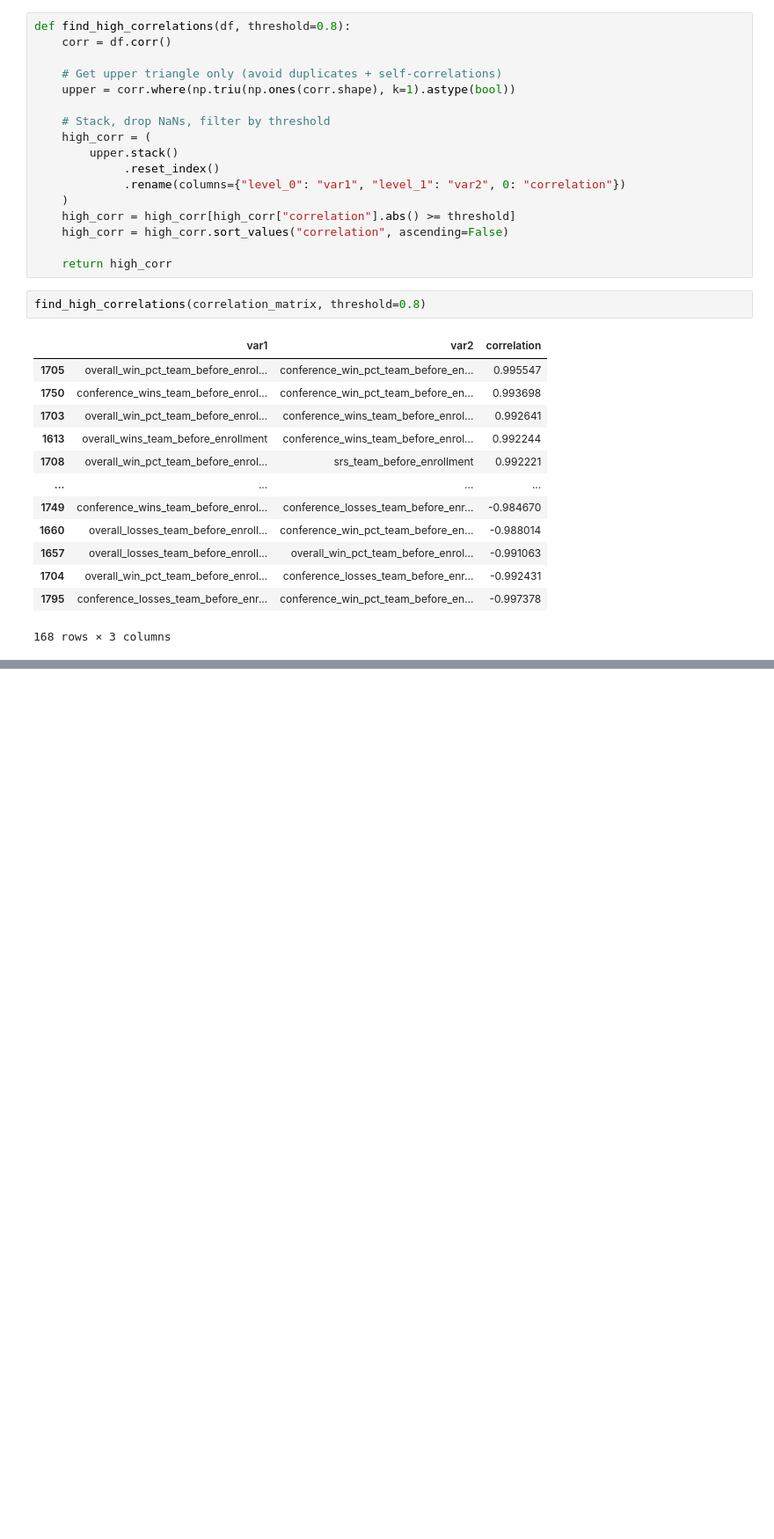
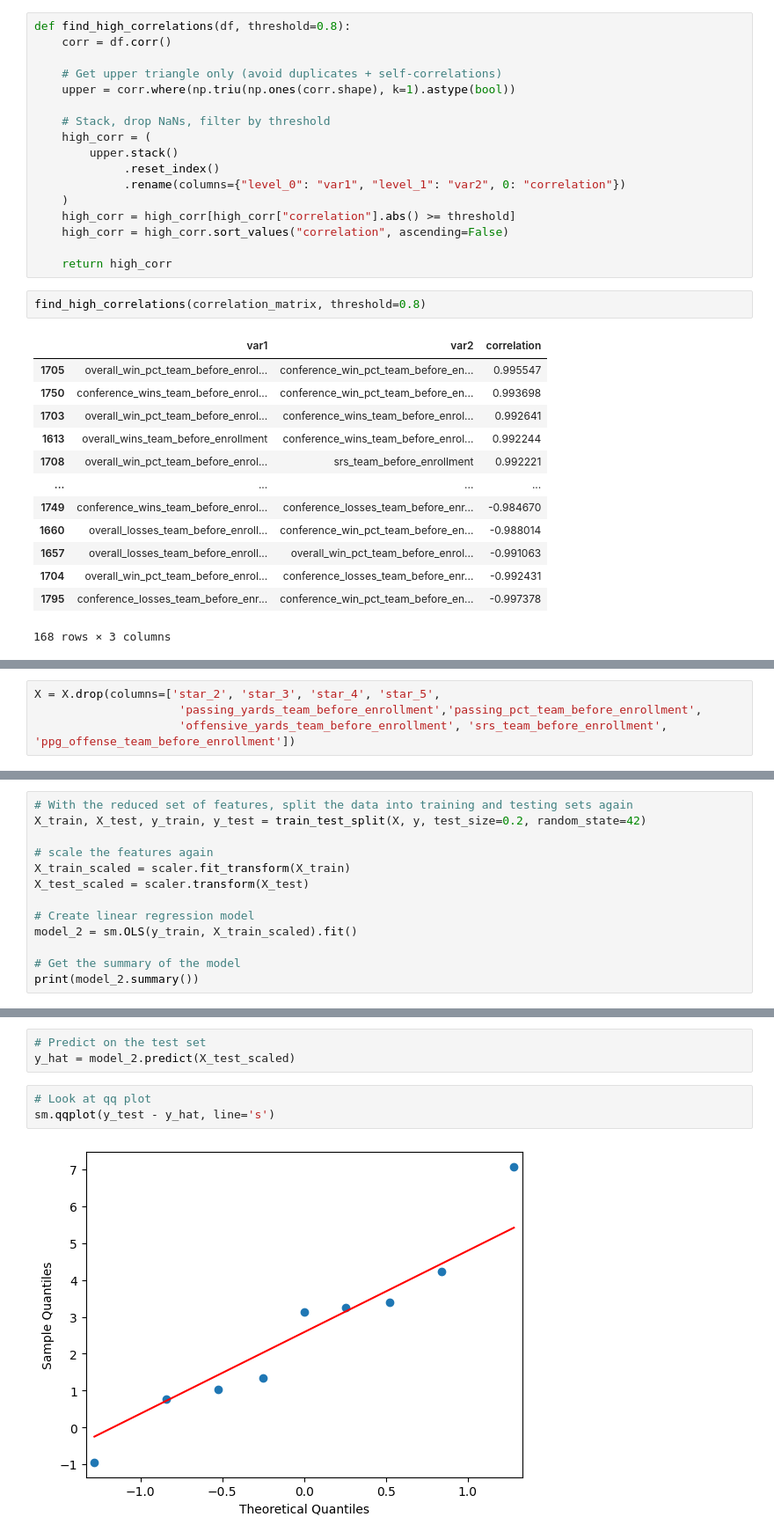
Before and after one commit to AJH456/Predicting_College_Football_Quarterback_Success, a Jupyter notebook: Code/modeling.ipynb, the cells around one changed output, grey strips where cells are left out. Shown at 88% size. Drawn from its saved outputs; the diff is of its cells as text; blank space fills up the shorter version.

```diff
--- a/Code/modeling.ipynb
+++ b/Code/modeling.ipynb
@@ -387,0 +537,4 @@ find_high_correlations(correlation_matrix, threshold=0.8)
+# %%
+X = X.drop(columns=['star_2', 'star_3', 'star_4', 'star_5',
+                     'passing_yards_team_before_enrollment','passing_pct_team_before_enrollment',
+                     'offensive_yards_team_before_enrollment', 'srs_team_before_enrollment', 'ppg_offense_team_before_enrollment'])
@@ -387,0 +543,13 @@ find_high_correlations(correlation_matrix, threshold=0.8)
+# %%
+# With the reduced set of features, split the data into training and testing sets again
+X_train, X_test, y_train, y_test = train_test_split(X, y, test_size=0.2, random_state=42)
+
+# scale the features again
+X_train_scaled = scaler.fit_transform(X_train)
+X_test_scaled = scaler.transform(X_test)
+
+# Create linear regression model
+model_2 = sm.OLS(y_train, X_train_scaled).fit()
+
+# Get the summary of the model
+print(model_2.summary())
@@ -387,0 +574,8 @@ find_high_correlations(correlation_matrix, threshold=0.8)
+# %%
+# Predict on the test set
+y_hat = model_2.predict(X_test_scaled)
+# %%
+# Look at qq plot
+sm.qqplot(y_test - y_hat, line='s')
+# %% [output]
+[figure, added]
```
Also changed, not shown: parts of 25 cells of this notebook.
